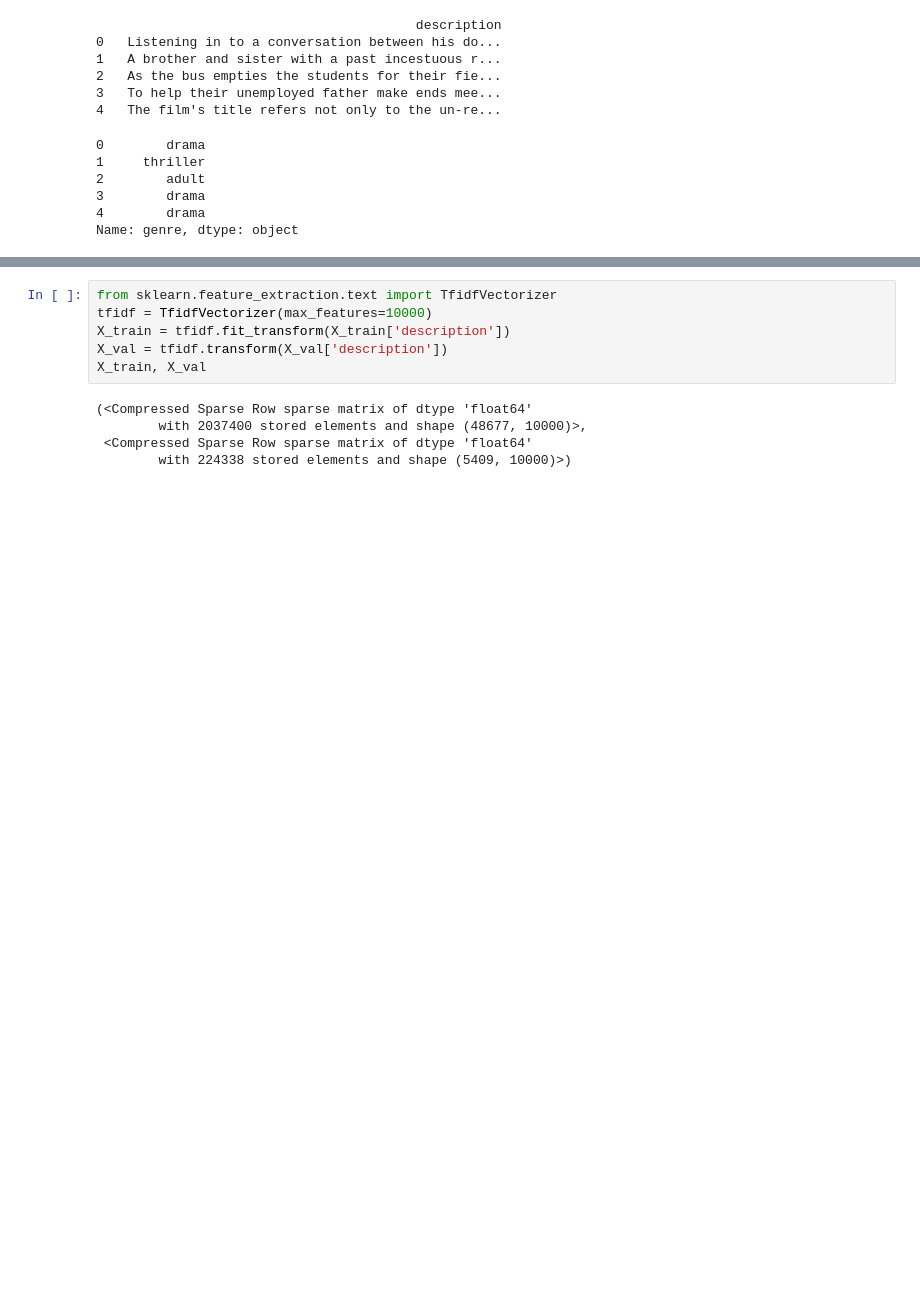
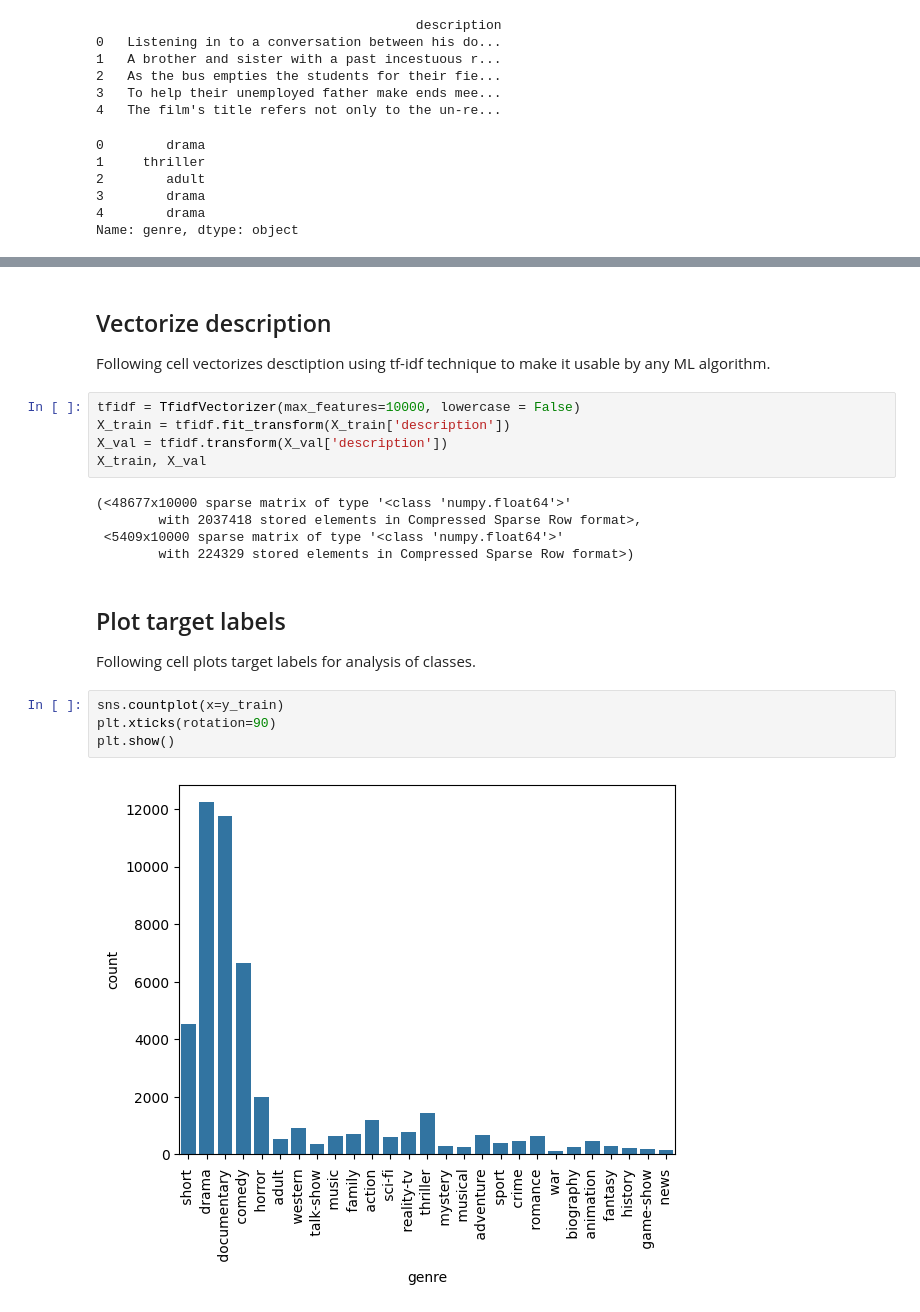
Before and after one commit to PyGamer-001/Encryptix, a Jupyter notebook: Movie Genre Classifier/script.ipynb, the cells around one changed output, grey strips where cells are left out. Cells and saved outputs as stored; diff of their text form; blank space fills up the shorter version.

```diff
--- a/Movie Genre Classifier/script.ipynb
+++ b/Movie Genre Classifier/script.ipynb
@@ -119,14 +218,25 @@ X_train, X_val,y_train, y_val
  15989          short
  11920          drama
  Name: genre, Length: 5409, dtype: object)
+# %% [markdown]
+## Vectorize description
+Following cell vectorizes desctiption using tf-idf technique to make it usable by any ML algorithm.
 # %%
-from sklearn.feature_extraction.text import TfidfVectorizer
-tfidf = TfidfVectorizer(max_features=10000)
+tfidf = TfidfVectorizer(max_features=10000, lowercase = False)
 X_train = tfidf.fit_transform(X_train['description'])
 X_val = tfidf.transform(X_val['description'])
 X_train, X_val
 # %% [output]
-(<Compressed Sparse Row sparse matrix of dtype 'float64'
-        with 2037400 stored elements and shape (48677, 10000)>,
- <Compressed Sparse Row sparse matrix of dtype 'float64'
-        with 224338 stored elements and shape (5409, 10000)>)
+(<48677x10000 sparse matrix of type '<class 'numpy.float64'>'
+        with 2037418 stored elements in Compressed Sparse Row format>,
+ <5409x10000 sparse matrix of type '<class 'numpy.float64'>'
+        with 224329 stored elements in Compressed Sparse Row format>)
+# %% [markdown]
+## Plot target labels
+Following cell plots target labels for analysis of classes.
+# %%
+sns.countplot(x=y_train)
+plt.xticks(rotation=90)
+plt.show()
+# %% [output]
+[figure, added]
```
Also changed, not shown: parts of 48 cells of this notebook, 3 other files.
